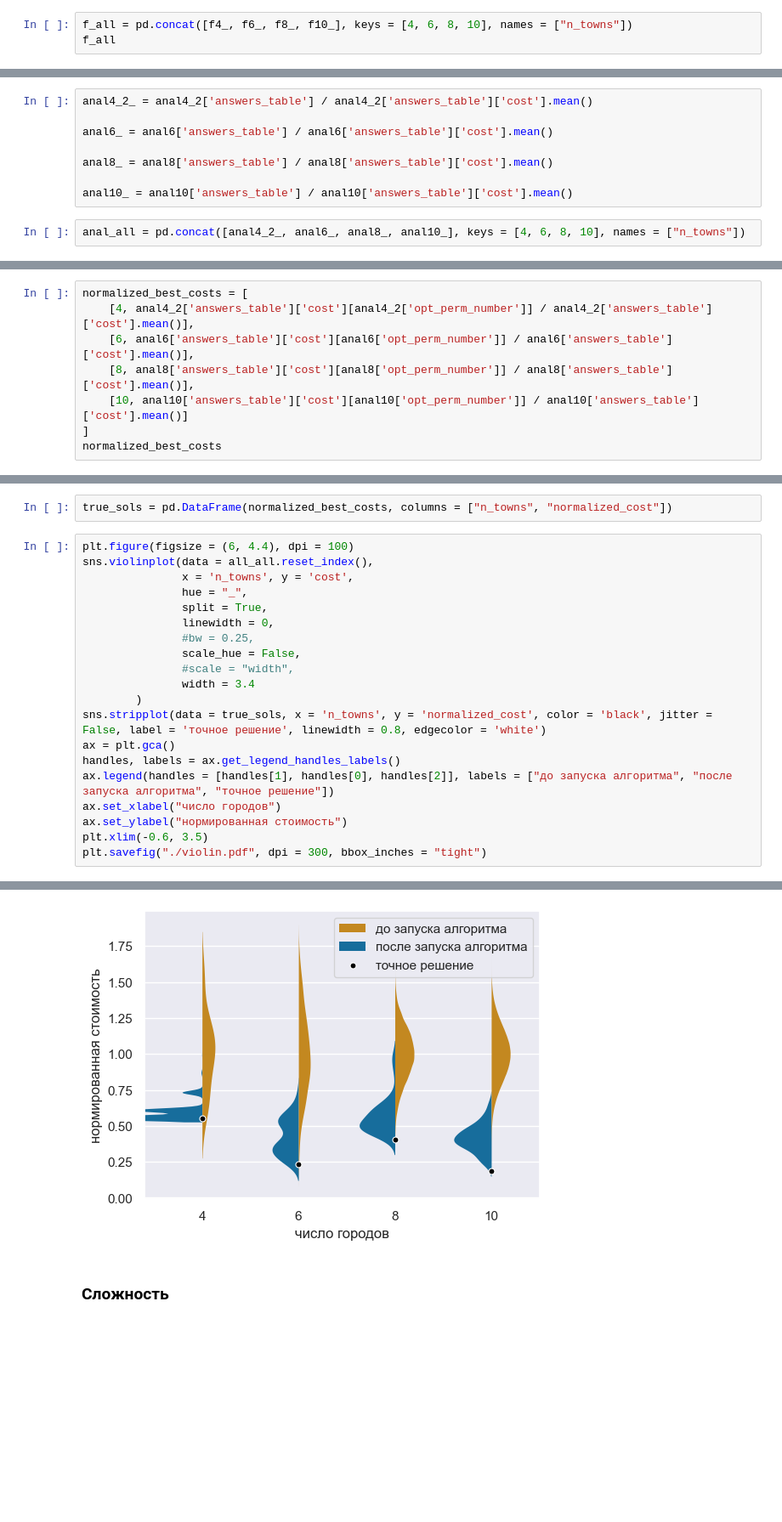
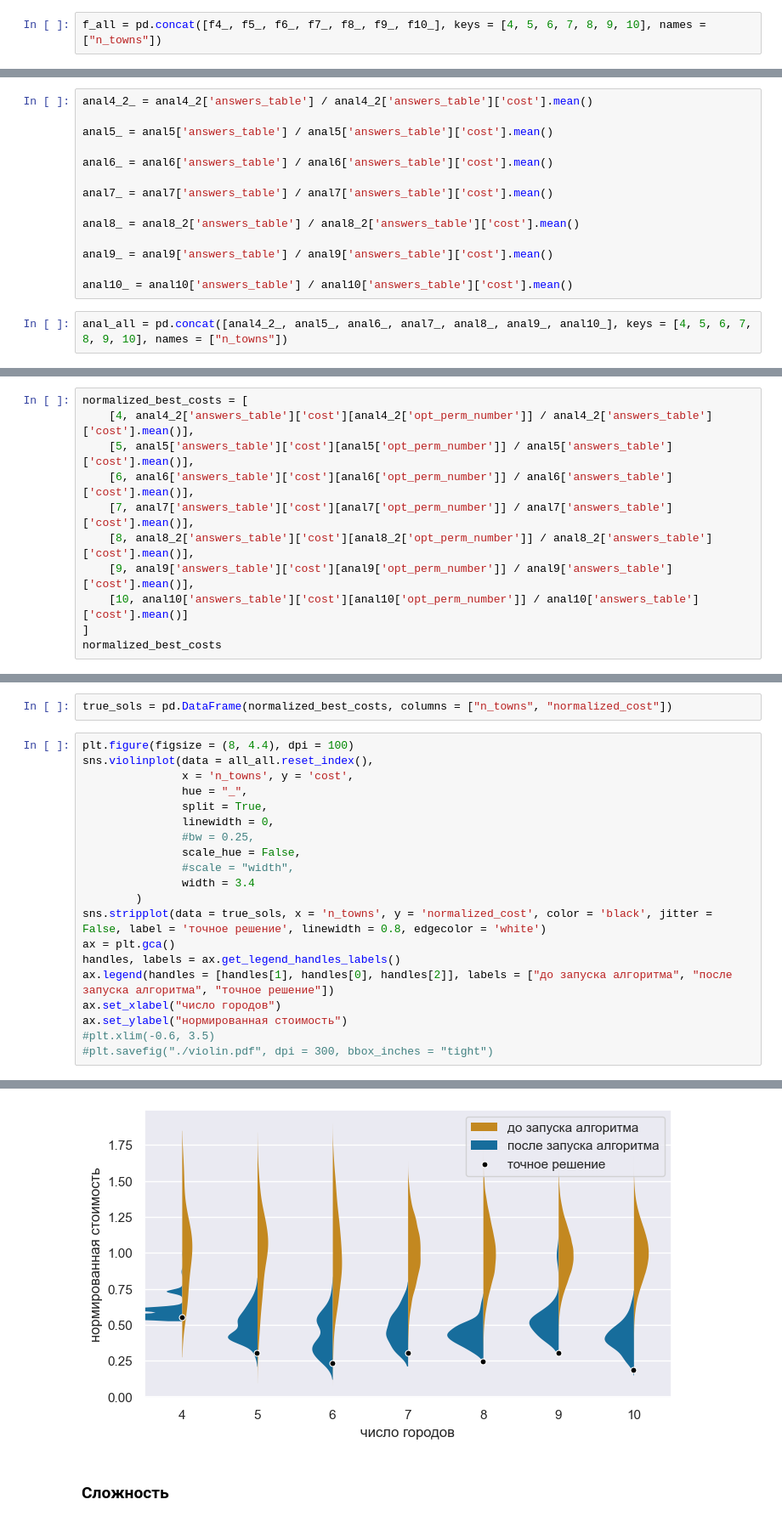
Before and after one commit to Batmaev/qua, a Jupyter notebook: Calculations/Circuit copy 2.ipynb, the cells around one changed output, grey strips where cells are left out. Shown at 85% size. Saved outputs shown, nothing was run; the diff lists cells and outputs as text; blank space fills up the shorter version.

Commit message:
more towns

```diff
--- a/Calculations/Circuit copy 2.ipynb
+++ b/Calculations/Circuit copy 2.ipynb
@@ -1060,5 +1467,4 @@ f8_['cost'] /= anal8['answers_table']['cost'].mean()
 f10_ = a10_tol[['cost', 'nfev']].copy()
 f10_['cost'] /= anal10['answers_table']['cost'].mean()
 # %%
-f_all = pd.concat([f4_, f6_, f8_, f10_], keys = [4, 6, 8, 10], names = ["n_towns"])
-f_all
+f_all = pd.concat([f4_, f5_, f6_, f7_, f8_, f9_, f10_], keys = [4, 5, 6, 7, 8, 9, 10], names = ["n_towns"])
@@ -1080,20 +1471,29 @@ f_all
 # %%
 anal4_2_ = anal4_2['answers_table'] / anal4_2['answers_table']['cost'].mean()
 
+anal5_ = anal5['answers_table'] / anal5['answers_table']['cost'].mean()
+
 anal6_ = anal6['answers_table'] / anal6['answers_table']['cost'].mean()
 
-anal8_ = anal8['answers_table'] / anal8['answers_table']['cost'].mean()
+anal7_ = anal7['answers_table'] / anal7['answers_table']['cost'].mean()
+
+anal8_ = anal8_2['answers_table'] / anal8_2['answers_table']['cost'].mean()
+
+anal9_ = anal9['answers_table'] / anal9['answers_table']['cost'].mean()
 
 anal10_ = anal10['answers_table'] / anal10['answers_table']['cost'].mean()
 # %%
-anal_all = pd.concat([anal4_2_, anal6_, anal8_, anal10_], keys = [4, 6, 8, 10], names = ["n_towns"])
+anal_all = pd.concat([anal4_2_, anal5_, anal6_, anal7_, anal8_, anal9_, anal10_], keys = [4, 5, 6, 7, 8, 9, 10], names = ["n_towns"])
 # %%
 all_all = pd.concat([f_all, anal_all], keys = ["anal", "f"], names = ["_"])
 # %%
 normalized_best_costs = [
     [4, anal4_2['answers_table']['cost'][anal4_2['opt_perm_number']] / anal4_2['answers_table']['cost'].mean()],
+    [5, anal5['answers_table']['cost'][anal5['opt_perm_number']] / anal5['answers_table']['cost'].mean()],
     [6, anal6['answers_table']['cost'][anal6['opt_perm_number']] / anal6['answers_table']['cost'].mean()],
-    [8, anal8['answers_table']['cost'][anal8['opt_perm_number']] / anal8['answers_table']['cost'].mean()],
+    [7, anal7['answers_table']['cost'][anal7['opt_perm_number']] / anal7['answers_table']['cost'].mean()],
+    [8, anal8_2['answers_table']['cost'][anal8_2['opt_perm_number']] / anal8_2['answers_table']['cost'].mean()],
+    [9, anal9['answers_table']['cost'][anal9['opt_perm_number']] / anal9['answers_table']['cost'].mean()],
     [10, anal10['answers_table']['cost'][anal10['opt_perm_number']] / anal10['answers_table']['cost'].mean()]
 ]
 normalized_best_costs
@@ -1105,7 +1508,7 @@ normalized_best_costs
 # %%
 true_sols = pd.DataFrame(normalized_best_costs, columns = ["n_towns", "normalized_cost"])
 # %%
-plt.figure(figsize = (6, 4.4), dpi = 100)
+plt.figure(figsize = (8, 4.4), dpi = 100)
 sns.violinplot(data = all_all.reset_index(),
                x = 'n_towns', y = 'cost',
                hue = "_",
@@ -1122,6 +1525,6 @@ handles, labels = ax.get_legend_handles_labels()
 ax.legend(handles = [handles[1], handles[0], handles[2]], labels = ["до запуска алгоритма", "после запуска алгоритма", "точное решение"])
 ax.set_xlabel("число городов")
 ax.set_ylabel("нормированная стоимость")
-plt.xlim(-0.6, 3.5)
-plt.savefig("./violin.pdf", dpi = 300, bbox_inches = "tight")
+#plt.xlim(-0.6, 3.5)
+#plt.savefig("./violin.pdf", dpi = 300, bbox_inches = "tight")
 # %% [output]
@@ -1128,3 +1532,3 @@ plt.savefig("./violin.pdf", dpi = 300, bbox_inches = "tight")
-[figure, old version]
+[figure, new version]
 # %% [markdown]
 ### Сложность
```
Also changed, not shown: parts of 59 cells of this notebook, 5 other files.
